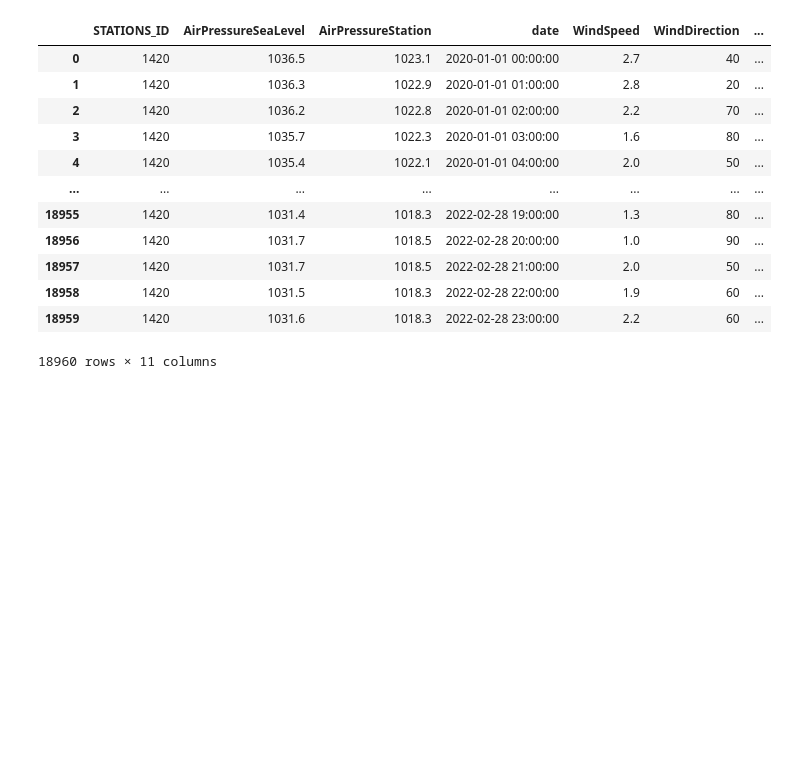
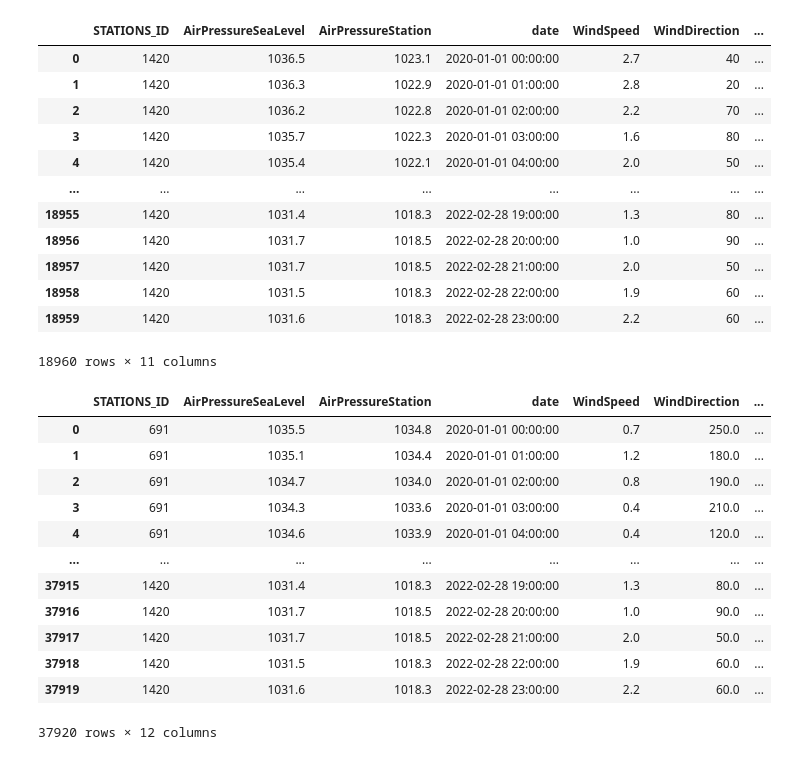
Before and after one commit to j-herbig/air-pollution, a Jupyter notebook: notebooks/download_Deutscher_Wetterdienst.ipynb, the cells around one changed output. Drawn from its saved outputs; the diff is of its cells as text; code cells hidden in the pictures; blank space fills up the shorter version.

Commit message:
further small adjustments to download script, added city column and export to csv

```diff
--- a/notebooks/download_Deutscher_Wetterdienst.ipynb
+++ b/notebooks/download_Deutscher_Wetterdienst.ipynb
@@ -229,3 +229,31 @@ dwd_ffm
 | 18958 | 1420 | 1031.5 | 1018.3 | 2022-02-28 22:00:00 | 1.9 | 60 | ... |
 | 18959 | 1420 | 1031.6 | 1018.3 | 2022-02-28 23:00:00 | 2.2 | 60 | ... |
 18960 rows × 11 columns
+# %%
+# concat city dataframes and save as csv
+dwd_all = pd.concat([dwd_bre, dwd_ffm], axis=0, ignore_index=True)
+# %%
+def label_cities(stations_id):
+    if (stations_id==1420):
+        return 'Frankfurt'
+    elif (stations_id==691):
+        return 'Bremen'
+# %%
+# add city column (Frankfurt, Bremen)
+dwd_all['city'] = dwd_all.apply(lambda x: label_cities(x.STATIONS_ID), axis=1)
+# %%
+dwd_all
+# %% [output]
+|  | STATIONS_ID | AirPressureSeaLevel | AirPressureStation | date | WindSpeed | WindDirection | ... |
+| 0 | 691 | 1035.5 | 1034.8 | 2020-01-01 00:00:00 | 0.7 | 250.0 | ... |
+| 1 | 691 | 1035.1 | 1034.4 | 2020-01-01 01:00:00 | 1.2 | 180.0 | ... |
+| 2 | 691 | 1034.7 | 1034.0 | 2020-01-01 02:00:00 | 0.8 | 190.0 | ... |
+| 3 | 691 | 1034.3 | 1033.6 | 2020-01-01 03:00:00 | 0.4 | 210.0 | ... |
+| 4 | 691 | 1034.6 | 1033.9 | 2020-01-01 04:00:00 | 0.4 | 120.0 | ... |
+| ... | ... | ... | ... | ... | ... | ... | ... |
+| 37915 | 1420 | 1031.4 | 1018.3 | 2022-02-28 19:00:00 | 1.3 | 80.0 | ... |
+| 37916 | 1420 | 1031.7 | 1018.5 | 2022-02-28 20:00:00 | 1.0 | 90.0 | ... |
+| 37917 | 1420 | 1031.7 | 1018.5 | 2022-02-28 21:00:00 | 2.0 | 50.0 | ... |
+| 37918 | 1420 | 1031.5 | 1018.3 | 2022-02-28 22:00:00 | 1.9 | 60.0 | ... |
+| 37919 | 1420 | 1031.6 | 1018.3 | 2022-02-28 23:00:00 | 2.2 | 60.0 | ... |
+37920 rows × 12 columns
```
Also changed, not shown: parts of 1 cell of this notebook.
